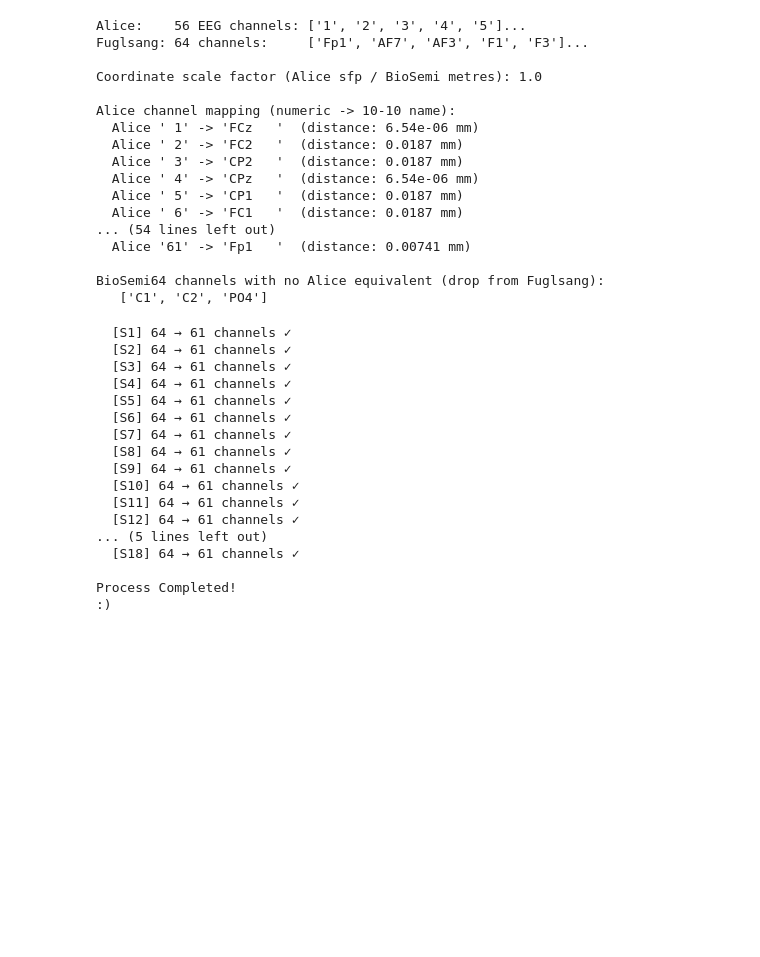
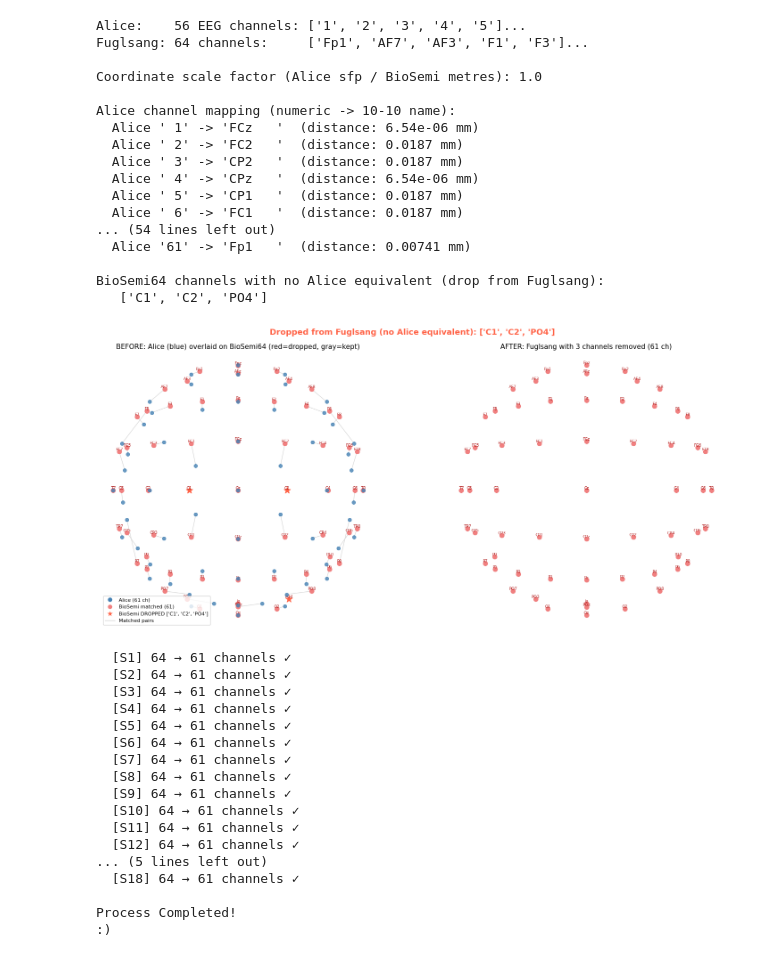
Before and after one commit to manito-coder/Beyond-TRFs, a Jupyter notebook: across-datasets/analysis.ipynb, the cells around one changed output. Drawn from its saved outputs; the diff is of its cells as text; code cells hidden in the pictures; blank space fills up the shorter version.

```diff
--- a/across-datasets/analysis.ipynb
+++ b/across-datasets/analysis.ipynb
@@ -150,6 +150,68 @@ Alice channel mapping (numeric -> 10-10 name):
 
 BioSemi64 channels with no Alice equivalent (drop from Fuglsang):
    ['C1', 'C2', 'PO4']
+# %%
+fig, axes = plt.subplots(1, 2, figsize=(16, 7))
+
+# ── BEFORE: Overlay Alice + full BioSemi64 ────────────────────────────────────
+ax = axes[0]
+ax.set_title('BEFORE: Alice (blue) overlaid on BioSemi64 (red=dropped, gray=kept)', fontsize=11)
+
+# Draw matching lines between each Alice electrode and its matched BioSemi pair
+for num, (bname, _) in numeric_to_10_10.items():
+    alice_xyz   = np.array(alice_positions[num])
+    biosemi_xyz = np.array(biosemi_positions[bname]) * scale
+    ax.plot(
+        [alice_xyz[0], biosemi_xyz[0]],
+        [alice_xyz[1], biosemi_xyz[1]],
+        color='lightgray', lw=0.8, zorder=1
+    )
+
+# BioSemi64 channels
+for name, xyz in biosemi_positions.items():
+    xyz_s = np.array(xyz) * scale
+    color = 'tomato' if name in channels_to_drop else 'lightcoral'
+    marker = '*' if name in channels_to_drop else 'o'
+    size   = 120 if name in channels_to_drop else 50
+    ax.scatter(xyz_s[0], xyz_s[1], color=color, s=size, marker=marker, zorder=3)
+    ax.annotate(name, xyz_s[:2], fontsize=6.5, color='firebrick', ha='center', va='bottom')
+
+# Alice channels on top
+for num, xyz in alice_positions.items():
+    xyz = np.array(xyz)
+    ax.scatter(xyz[0], xyz[1], color='steelblue', s=30, zorder=4, alpha=0.8)
+
+ax.set_aspect('equal')
+ax.axis('off')
+ax.legend(handles=[
+    plt.Line2D([0],[0], marker='o',  color='w', markerfacecolor='steelblue',  markersize=8,  label='Alice (61 ch)'),
+    plt.Line2D([0],[0], marker='o',  color='w', markerfacecolor='lightcoral', markersize=8,  label='BioSemi matched (61)'),
+    plt.Line2D([0],[0], marker='*',  color='w', markerfacecolor='tomato',     markersize=12, label=f'BioSemi DROPPED {channels_to_drop}'),
+    plt.Line2D([0],[0], color='lightgray', lw=1, label='Matched pairs'),
+], loc='lower left', fontsize=8)
+
+# ── AFTER: Just the 61 matched channels ───────────────────────────────────────
+ax = axes[1]
+ax.set_title('AFTER: Fuglsang with 3 channels removed (61 ch)', fontsize=11)
+
+for name, xyz in biosemi_positions.items():
+    if name in channels_to_drop:
+        continue
+    xyz_s = np.array(xyz) * scale
+    ax.scatter(xyz_s[0], xyz_s[1], color='lightcoral', s=50, zorder=3)
+    ax.annotate(name, xyz_s[:2], fontsize=6.5, color='firebrick', ha='center', va='bottom')
+
+ax.set_aspect('equal')
+ax.axis('off')
+
+plt.suptitle(
+    f'Dropped from Fuglsang (no Alice equivalent): {channels_to_drop}',
+    fontsize=13, fontweight='bold', color='tomato'
+)
+plt.tight_layout()
+plt.show()
+# %% [output]
+[figure, added]
 # %%
 # REMOVE CHANNELS C1, C2, P04 FROM ALL FUGLSANG EEG DATA
 
```
Also changed, not shown: 2 other files.
